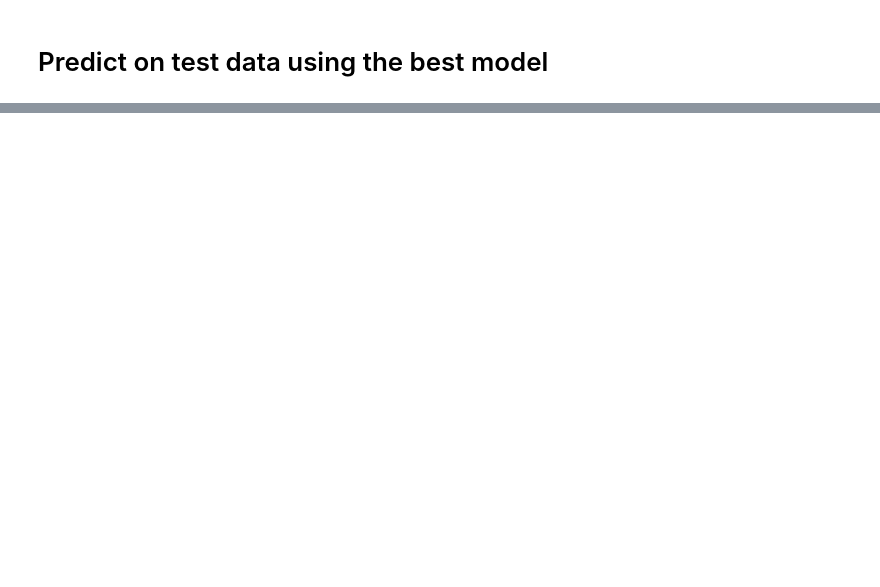
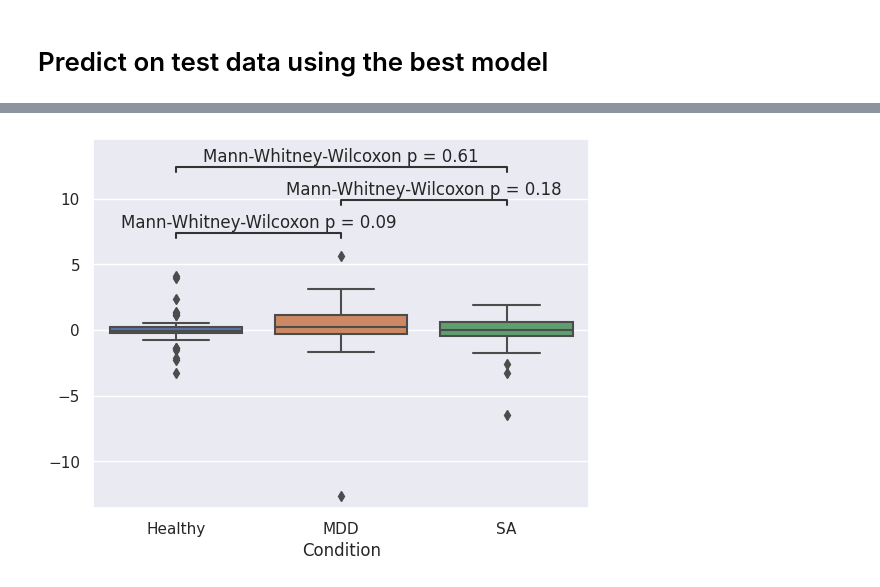
Before and after one commit to szazo/epigenetic-clock, a Jupyter notebook: assignment2_rrbs.ipynb, the cells around one changed output, grey strips where cells are left out. Cells and saved outputs as stored; diff of their text form; code cells hidden in the pictures; blank space fills up the shorter version.

```diff
--- a/assignment2_rrbs.ipynb
+++ b/assignment2_rrbs.ipynb
@@ -126,0 +182,65 @@ print(stats)
+# %%
+import seaborn as sns
+import scipy.stats as scipystats
+import pandas as pd
+import matplotlib.pyplot as plt
+from statannotations.Annotator import Annotator
+
+order = ['Healthy', 'MDD', 'SA']
+fig, ax = plt.subplots()
+
+plotting_parameters = {
+    'x': meta_df['Condition'],
+    'y': stats.age_acceleration,
+    'order': order
+}
+
+sns.boxplot(ax=ax, **plotting_parameters)
+
+meta_with_stats_df = meta_df.copy()
+meta_with_stats_df['age_acceleration'] = stats.age_acceleration
+meta_with_stats_df['delta_age'] = stats.delta_age
+meta_with_stats_df['age'] = y
+meta_with_stats_df['pred_age'] = y_pred
+print(meta_with_stats_df)
+
+print(meta_df.groupby('Condition').count())
+
+def check_normality(x: pd.Series):
+    res = scipystats.shapiro(x)
+    return res.pvalue
+
+print(meta_with_stats_df['age_acceleration'].agg(is_normal_p_value=lambda x: check_normality(x)))
+
+print(meta_with_stats_df.groupby('Condition')['age_acceleration'].agg(is_normal_p_value=lambda x: check_normality(x)))
+# age acceleration is not normally distributed
+
+print('age is normal', meta_with_stats_df.groupby('Condition')['age'].agg(is_normal_p_value=lambda x: check_normality(x)))
+print('age is normal in whole dataset', meta_with_stats_df['age'].agg(is_normal_p_value=lambda x: check_normality(x)))
+
+
+# non normally distributed, we will use Mann-Whitney-Wilcoxon
+
+condition_groupby = meta_with_stats_df.groupby('Condition')
+healthy_group = condition_groupby.get_group('Healthy')
+mdd_group = condition_groupby.get_group('MDD')
+sa_group = condition_groupby.get_group('SA')
+
+healthy_vs_mdd = scipystats.mannwhitneyu(healthy_group['age_acceleration'], mdd_group['age_acceleration'])
+healthy_vs_sa = scipystats.mannwhitneyu(healthy_group['age_acceleration'], sa_group['age_acceleration'])
+mdd_vs_sa = scipystats.mannwhitneyu(mdd_group['age_acceleration'], sa_group['age_acceleration'])
+print('healthy_vs_mdd', healthy_vs_mdd)
+print('healthy_vs_sa', healthy_vs_sa)
+print('mdd_vs_sa', mdd_vs_sa)
+# TODO: https://levelup.gitconnected.com/statistics-on-seaborn-plots-with-statannotations-2bfce0394c00
+
+pairs = [('Healthy', 'MDD'), ('Healthy', 'SA'), ('MDD', 'SA')]
+
+annotator = Annotator(ax, pairs, **plotting_parameters)
+#annotator.set_custom_annotations(['1', '2', '3'])
+annotator.configure(text_format="simple", test_short_name='Mann-Whitney-Wilcoxon')
+annotator.set_pvalues([healthy_vs_mdd.pvalue, healthy_vs_sa.pvalue, mdd_vs_sa.pvalue])
+annotator.annotate()
+ax.set_ylabel(')
+plt.show()
+# %% [output]
@@ -126,0 +264 @@ print(stats)
+[figure, added]
```
Also changed, not shown: parts of 14 cells of this notebook, 4 other files.
